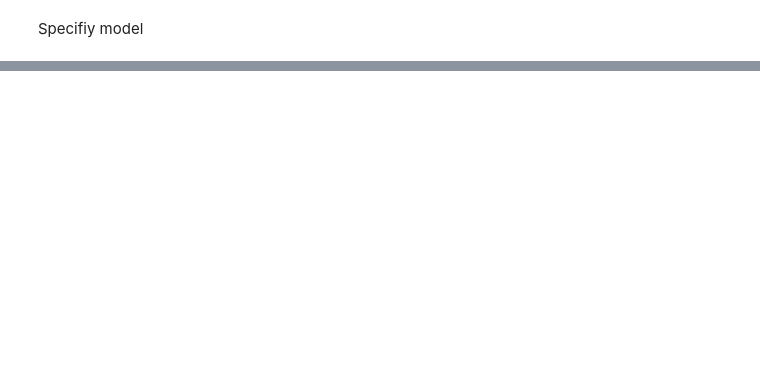
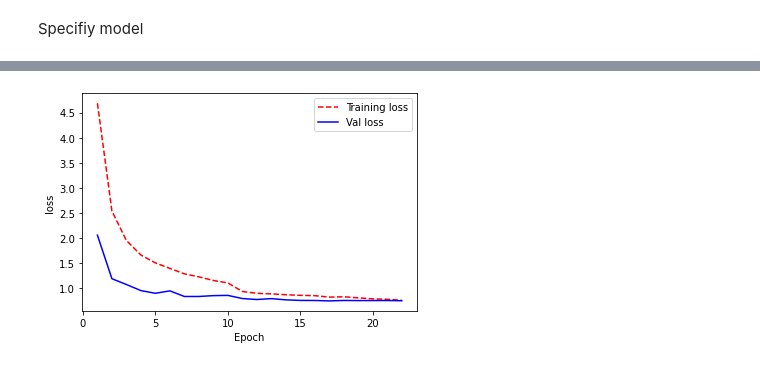
Before and after one commit to ZeeTsing/Dogs_breed_classification, a Jupyter notebook: 1_Transfer_learning_resnet50.ipynb, the cells around one changed output, grey strips where cells are left out. Drawn from its saved outputs; the diff is of its cells as text; code cells hidden in the pictures; blank space fills up the shorter version.

Commit message:
Trained first resnet50 model

```diff
--- a/1_Transfer_learning_resnet50.ipynb
+++ b/1_Transfer_learning_resnet50.ipynb
@@ -122,0 +119,20 @@ _________________________________________________________________
+# %%
+adam = tf.keras.optimizers.Adam(learning_rate=0.0001)
+
+early_stop = tf.keras.callbacks.EarlyStopping(monitor='val_loss', patience=5,
+                                              restore_best_weights=False
+                                              )
+
+reduce_lr = tf.keras.callbacks.ReduceLROnPlateau(monitor='val_loss',
+                                   factor=0.2,
+                                   patience=3,
+                                   verbose=1,
+                                   min_delta=1e-4,min_lr = 1e-5,
+                                   )
+# %%
+model.compile(optimizer = adam, loss = 'categorical_crossentropy', metrics=['accuracy'])
+# %%
+model.fit(train_generator,steps_per_epoch=np.ceil(float(16464) / float(BATCH_SIZE)),
+                        epochs = 100,callbacks=[early_stop,reduce_lr],
+                          validation_steps=np.ceil(float(4116) / float(BATCH_SIZE)),
+                        validation_data = validation_generator)
@@ -122,0 +158,18 @@ _________________________________________________________________
+# %%
+def get_diagnostic_plot(model,name):
+    training_loss = model.history.history[name]
+    test_loss = model.history.history[f'val_{name}']
+
+    # Create count of the number of epochs
+    epoch_count = range(1, len(training_loss) + 1)
+
+    # Visualize loss history
+    plt.plot(epoch_count, training_loss, 'r--')
+    plt.plot(epoch_count, test_loss, 'b-')
+    plt.legend([f'Training {name}', f'Val {name}'])
+    plt.xlabel('Epoch')
+    plt.ylabel(name)
+# %%
+get_diagnostic_plot(model,'loss')
+# %% [output]
+[figure, added]
```
Also changed, not shown: parts of 12 cells of this notebook, 1 other file.
